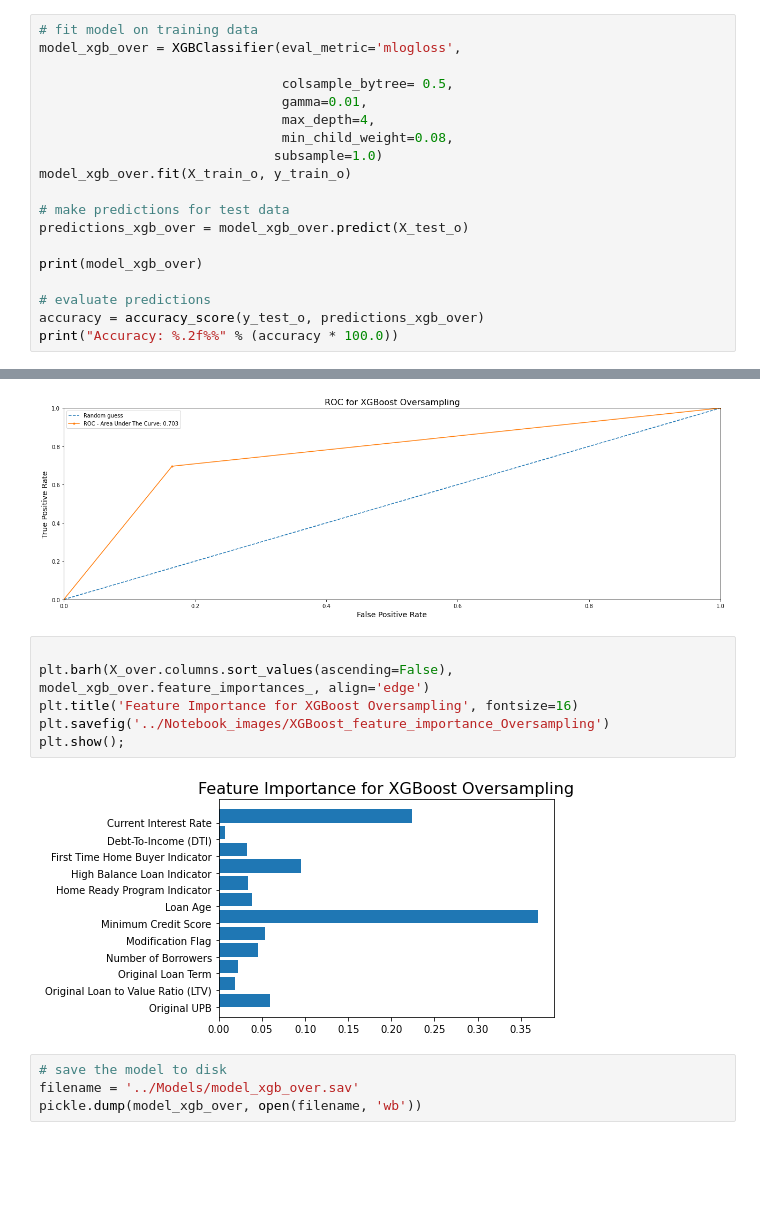
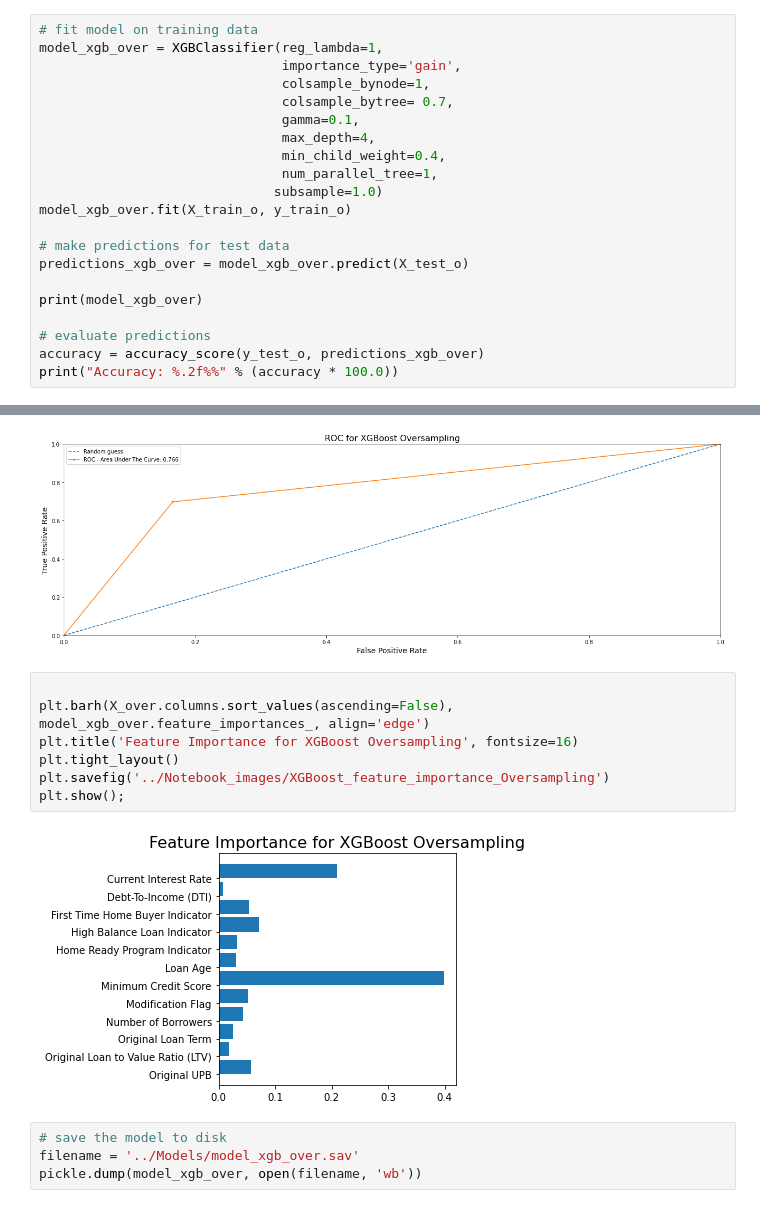
Before and after one commit to RaulCPena/classification_analysis, a Jupyter notebook: Jupyter_Notebooks/XGBoost.ipynb, the cells around one changed output, grey strips where cells are left out. Saved outputs shown, nothing was run; the diff lists cells and outputs as text; blank space fills up the shorter version.

```diff
--- a/Jupyter_Notebooks/XGBoost.ipynb
+++ b/Jupyter_Notebooks/XGBoost.ipynb
@@ -155,12 +155,14 @@ Best: 0.856383 using {'colsample_bytree': 1.0, 'gamma': 0.5, 'max_depth': 5, 'mi
 # {'colsample_bytree': 1.0, 'gamma': 0.5, 'max_depth': 5, 'min_child_weight': 0.2, 'subsample': 1.0}
 # %%
 # fit model on training data
-model_xgb_over = XGBClassifier(eval_metric='mlogloss',
-
-                               colsample_bytree= 0.5,
-                               gamma=0.01,
+model_xgb_over = XGBClassifier(reg_lambda=1,
+                               importance_type='gain',
+                               colsample_bynode=1,
+                               colsample_bytree= 0.7,
+                               gamma=0.1,
                                max_depth=4,
-                               min_child_weight=0.08,
+                               min_child_weight=0.4,
+                               num_parallel_tree=1,
                               subsample=1.0)
 model_xgb_over.fit(X_train_o, y_train_o)
 
@@ -253,11 +256,12 @@ plt.savefig('../Notebook_images/roc_xgboost_oversampling');
 # %%
 
 plt.barh(X_over.columns.sort_values(ascending=False), model_xgb_over.feature_importances_, align='edge')
 plt.title('Feature Importance for XGBoost Oversampling', fontsize=16)
+plt.tight_layout()
 plt.savefig('../Notebook_images/XGBoost_feature_importance_Oversampling')
 plt.show();
 # %% [output]
-[figure, old version]
+[figure, new version]
 # %%
 # save the model to disk
 filename = '../Models/model_xgb_over.sav'
```
Also changed, not shown: parts of 7 cells of this notebook, 2 other files.
